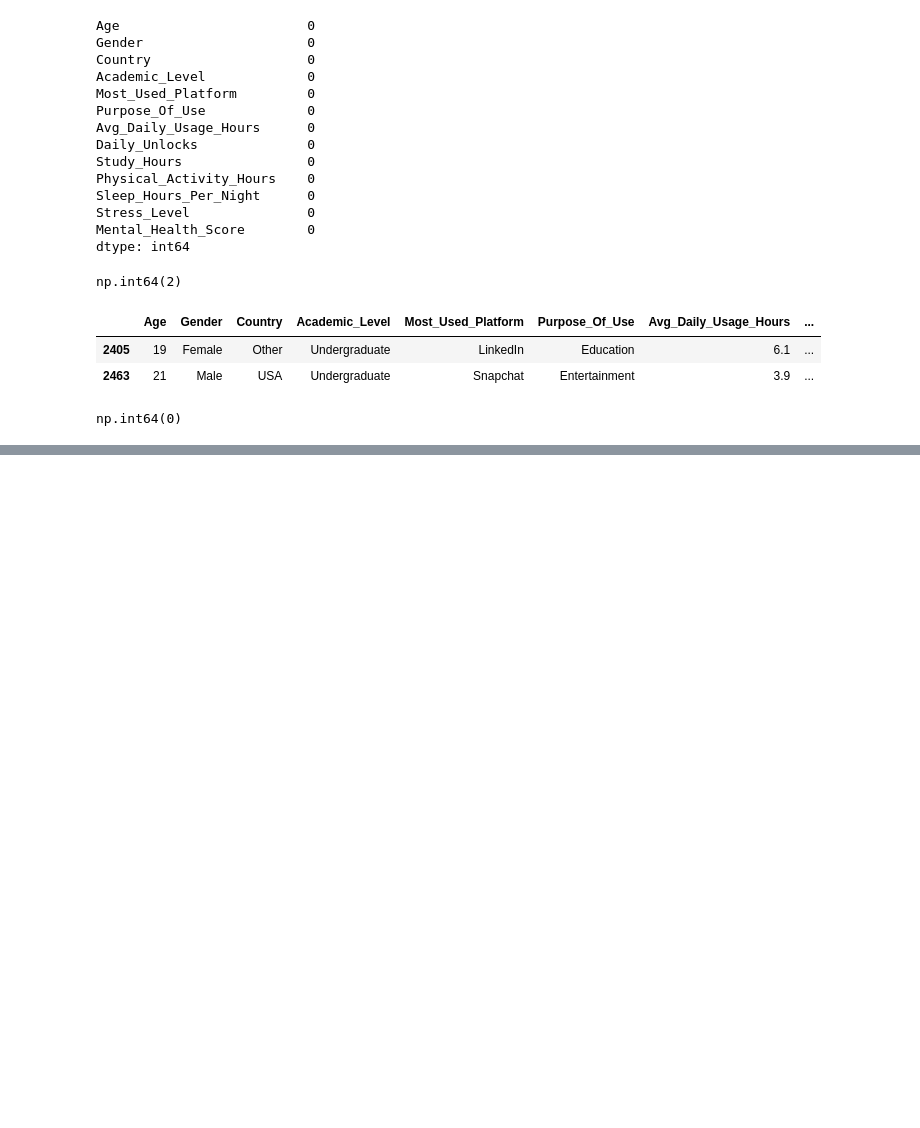
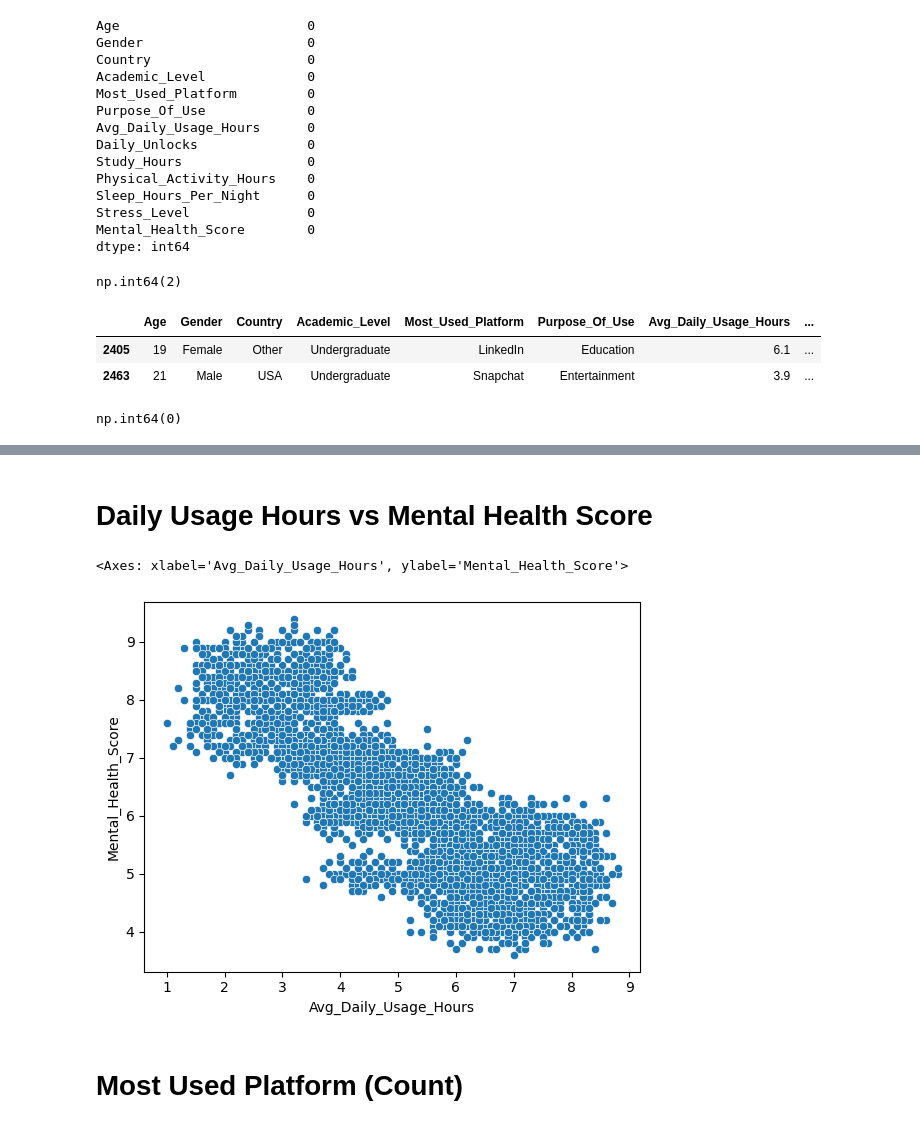
Before and after one commit to milanrai14/Machine-Learning-Playground, a Jupyter notebook: Mental Health Prediction/notebook/MentalHealthScorePrediction.ipynb, the cells around one changed output, grey strips where cells are left out. Drawn from its saved outputs; the diff is of its cells as text; code cells hidden in the pictures; blank space fills up the shorter version.

```diff
--- a/Mental Health Prediction/notebook/MentalHealthScorePrediction.ipynb
+++ b/Mental Health Prediction/notebook/MentalHealthScorePrediction.ipynb
@@ -117,0 +173,13 @@ np.int64(0)
+# %% [markdown]
+# Daily Usage Hours vs Mental Health Score
+# %%
+sns.scatterplot(
+    data=df_work,
+    x='Avg_Daily_Usage_Hours',
+    y='Mental_Health_Score'
+)
+# %% [output]
+<Axes: xlabel='Avg_Daily_Usage_Hours', ylabel='Mental_Health_Score'>
+[figure, added]
+# %% [markdown]
+# Most Used Platform (Count)
```
Also changed, not shown: parts of 13 cells of this notebook.
